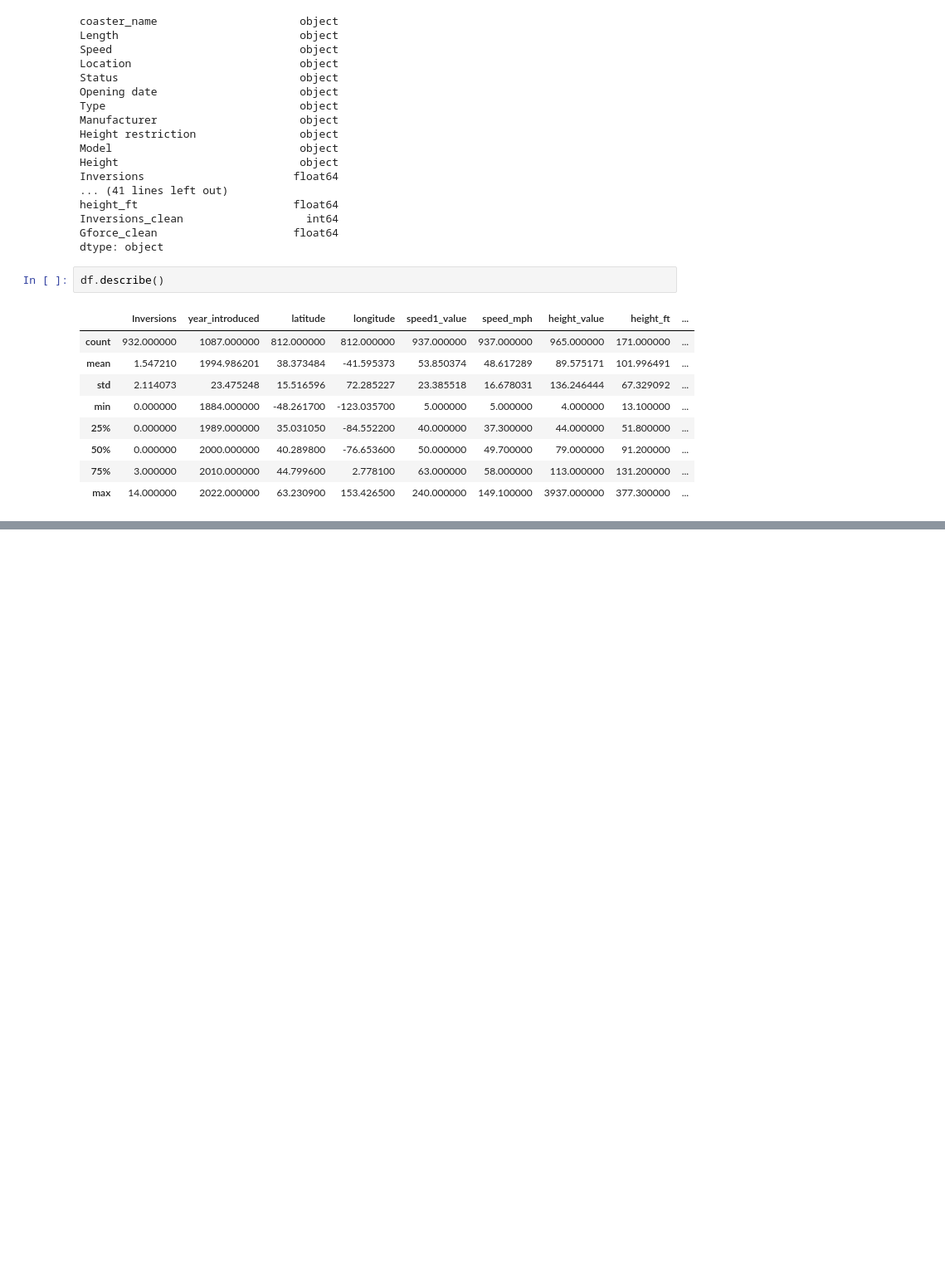
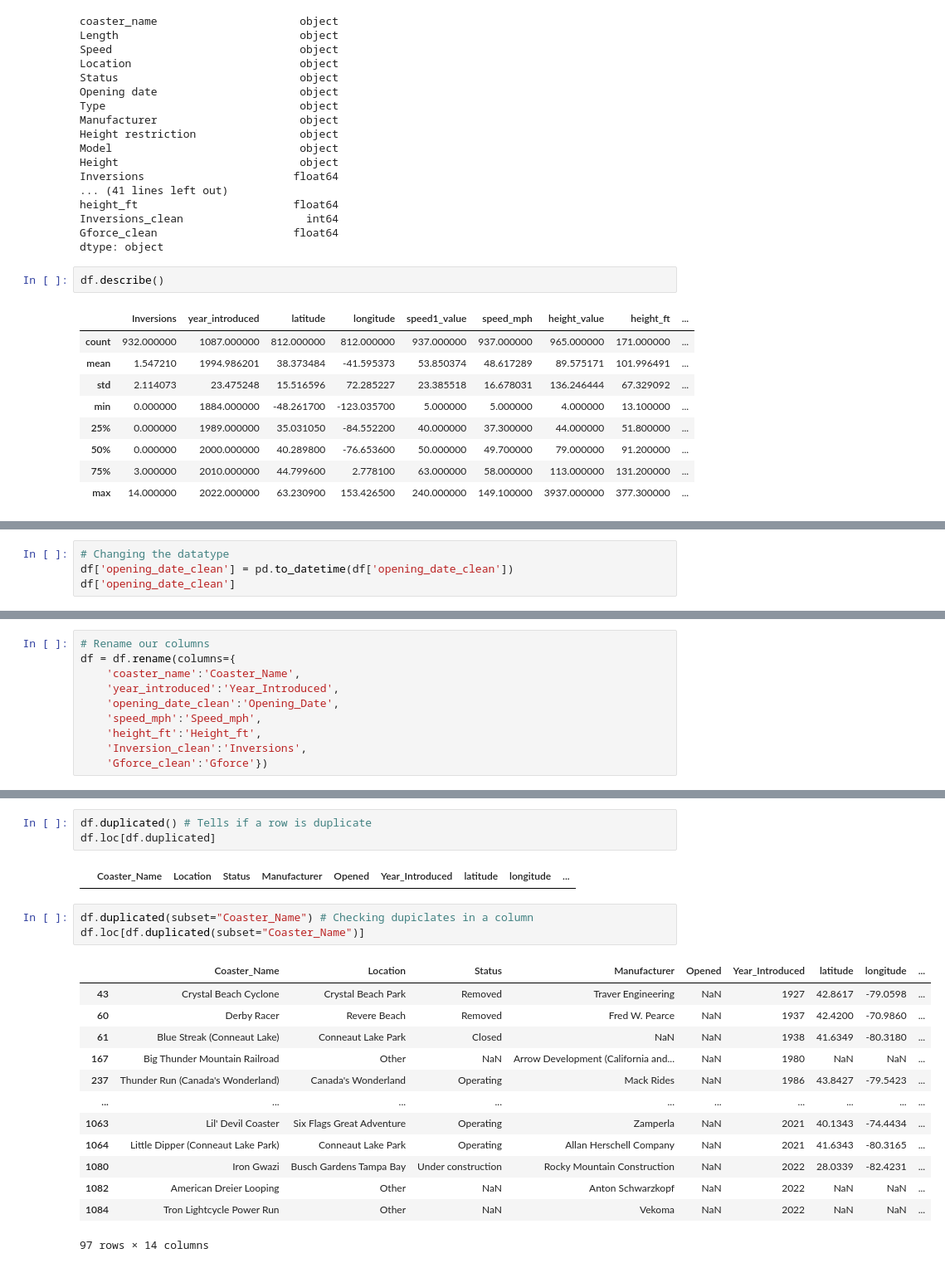
Before and after one commit to amrith-r-naik/MIT-Internship, a Jupyter notebook: EDA.ipynb, the cells around one changed output, grey strips where cells are left out. Shown: that part at 83% size. Cells and saved outputs as stored; diff of their text form; blank space fills up the shorter version.

```diff
--- a/EDA.ipynb
+++ b/EDA.ipynb
@@ -81,0 +130,4 @@ df.describe()
+# %%
+# Changing the datatype
+df['opening_date_clean'] = pd.to_datetime(df['opening_date_clean'])
+df['opening_date_clean']
@@ -81,0 +147,10 @@ df.describe()
+# %%
+# Rename our columns
+df = df.rename(columns={
+    'coaster_name':'Coaster_Name',
+    'year_introduced':'Year_Introduced',
+    'opening_date_clean':'Opening_Date',
+    'speed_mph':'Speed_mph',
+    'height_ft':'Height_ft',
+    'Inversion_clean':'Inversions',
+    'Gforce_clean':'Gforce'})
@@ -81,0 +176,22 @@ df.describe()
+# %%
+df.duplicated() # Tells if a row is duplicate
+df.loc[df.duplicated]
+# %% [output]
+|  | Coaster_Name | Location | Status | Manufacturer | Opened | Year_Introduced | latitude | longitude | ... |
+# %%
+df.duplicated(subset="Coaster_Name") # Checking dupiclates in a column
+df.loc[df.duplicated(subset="Coaster_Name")]
+# %% [output]
+|  | Coaster_Name | Location | Status | Manufacturer | Opened | Year_Introduced | latitude | longitude | ... |
+| 43 | Crystal Beach Cyclone | Crystal Beach Park | Removed | Traver Engineering | NaN | 1927 | 42.8617 | -79.0598 | ... |
+| 60 | Derby Racer | Revere Beach | Removed | Fred W. Pearce | NaN | 1937 | 42.4200 | -70.9860 | ... |
+| 61 | Blue Streak (Conneaut Lake) | Conneaut Lake Park | Closed | NaN | NaN | 1938 | 41.6349 | -80.3180 | ... |
+| 167 | Big Thunder Mountain Railroad | Other | NaN | Arrow Development (California and... | NaN | 1980 | NaN | NaN | ... |
+| 237 | Thunder Run (Canada's Wonderland) | Canada's Wonderland | Operating | Mack Rides | NaN | 1986 | 43.8427 | -79.5423 | ... |
+| ... | ... | ... | ... | ... | ... | ... | ... | ... | ... |
+| 1063 | Lil' Devil Coaster | Six Flags Great Adventure | Operating | Zamperla | NaN | 2021 | 40.1343 | -74.4434 | ... |
+| 1064 | Little Dipper (Conneaut Lake Park) | Conneaut Lake Park | Operating | Allan Herschell Company | NaN | 2021 | 41.6343 | -80.3165 | ... |
+| 1080 | Iron Gwazi | Busch Gardens Tampa Bay | Under construction | Rocky Mountain Construction | NaN | 2022 | 28.0339 | -82.4231 | ... |
+| 1082 | American Dreier Looping | Other | NaN | Anton Schwarzkopf | NaN | 2022 | NaN | NaN | ... |
+| 1084 | Tron Lightcycle Power Run | Other | NaN | Vekoma | NaN | 2022 | NaN | NaN | ... |
+97 rows × 14 columns
```
Also changed, not shown: parts of 9 cells of this notebook.
